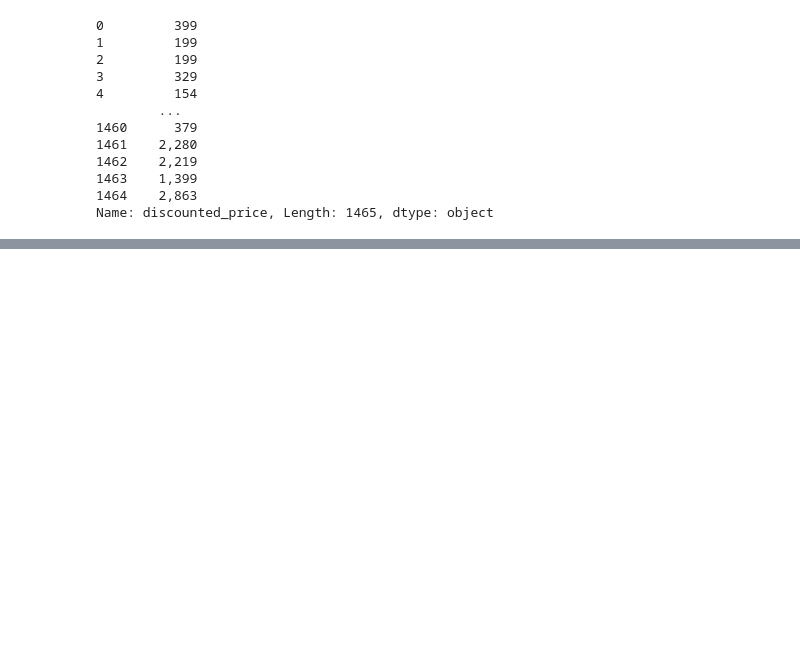
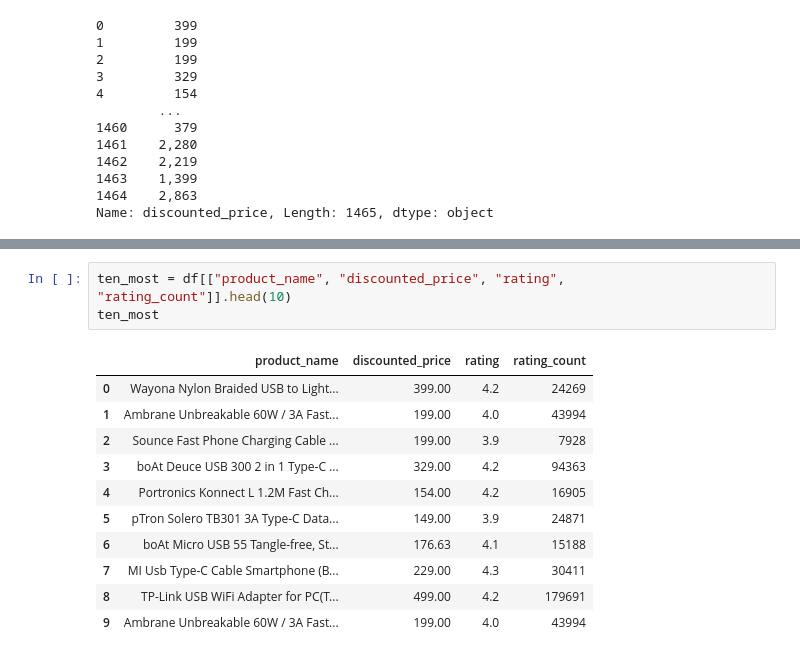
Before and after one commit to Utjiman/Fullstack_data_Richard_Boden, a Jupyter notebook: pandas_repetition.ipynb, the cells around one changed output, grey strips where cells are left out. Drawn from its saved outputs; the diff is of its cells as text; blank space fills up the shorter version.

```diff
--- a/pandas_repetition.ipynb
+++ b/pandas_repetition.ipynb
@@ -92,0 +192,15 @@ Name: rating, Length: 1465, dtype: object
+# %%
+ten_most = df[["product_name", "discounted_price", "rating", "rating_count"]].head(10)
+ten_most
+# %% [output]
+|  | product_name | discounted_price | rating | rating_count |
+| 0 | Wayona Nylon Braided USB to Light... | 399.00 | 4.2 | 24269 |
+| 1 | Ambrane Unbreakable 60W / 3A Fast... | 199.00 | 4.0 | 43994 |
+| 2 | Sounce Fast Phone Charging Cable ... | 199.00 | 3.9 | 7928 |
+| 3 | boAt Deuce USB 300 2 in 1 Type-C ... | 329.00 | 4.2 | 94363 |
+| 4 | Portronics Konnect L 1.2M Fast Ch... | 154.00 | 4.2 | 16905 |
+| 5 | pTron Solero TB301 3A Type-C Data... | 149.00 | 3.9 | 24871 |
+| 6 | boAt Micro USB 55 Tangle-free, St... | 176.63 | 4.1 | 15188 |
+| 7 | MI Usb Type-C Cable Smartphone (B... | 229.00 | 4.3 | 30411 |
+| 8 | TP-Link USB WiFi Adapter for PC(T... | 499.00 | 4.2 | 179691 |
+| 9 | Ambrane Unbreakable 60W / 3A Fast... | 199.00 | 4.0 | 43994 |
```
Also changed, not shown: parts of 13 cells of this notebook.
